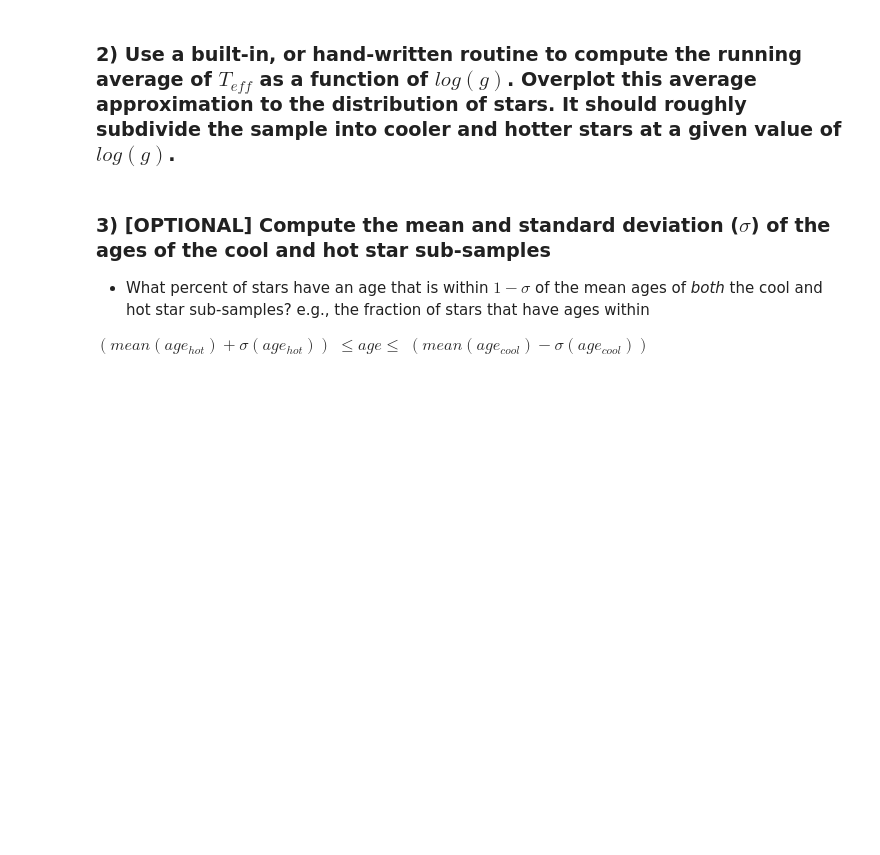
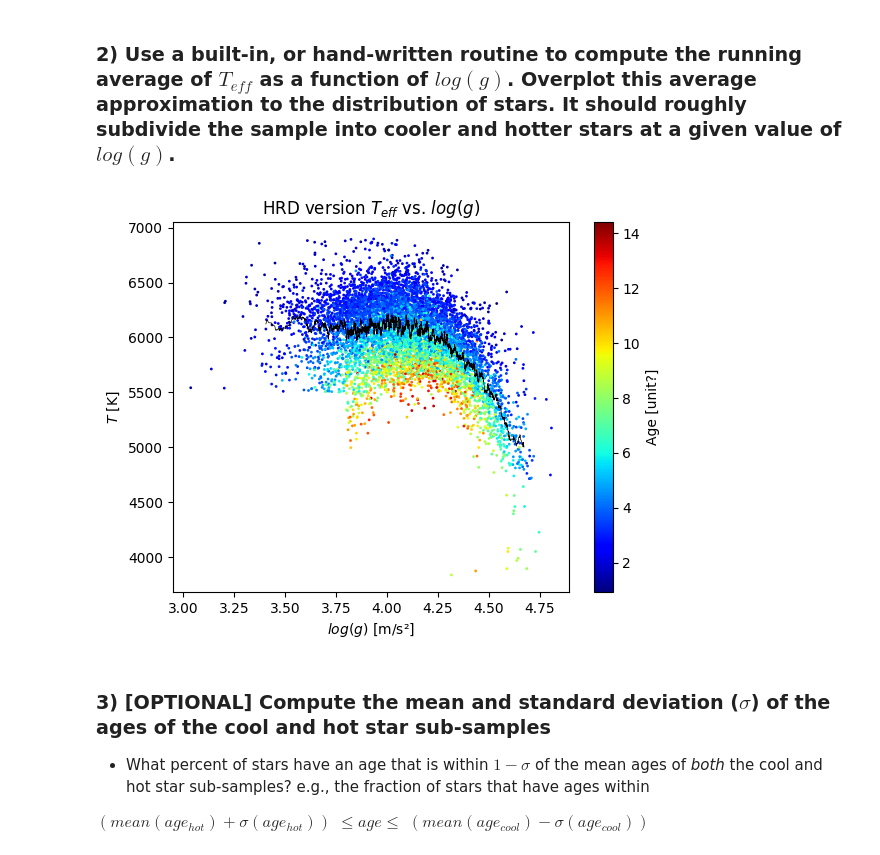
Before and after one commit to ThomasSchallar/NUM, a Jupyter notebook: Exercise Sheet 2.ipynb, the cells around one changed output. Saved outputs shown, nothing was run; the diff lists cells and outputs as text; code cells hidden in the pictures; blank space fills up the shorter version.

```diff
--- a/Exercise Sheet 2.ipynb
+++ b/Exercise Sheet 2.ipynb
@@ -77,6 +77,38 @@ plt.show()
 [figure]
 # %% [markdown]
 ### 2) Use a built-in, or hand-written routine to compute the running average of $T_{eff}$ as a function of $log(g)$.  Overplot this average approximation to the distribution of stars.  It should roughly subdivide the sample into cooler and hotter stars at a given value of $log(g)$.
+# %%
+
+def movingAverage( data, winsize ):
+  ma= []
+  for i in range( 0, len( data ) ):
+    win_start= int( i - winsize / 2 )
+    win_end= win_start + winsize
+    if win_start >= 0 and win_end < len( data ):
+      window= data[win_start:win_end]
+      ma.append( sum( window ) / winsize )
+    else:
+      ma.append( None )
+  return ma
+
+
+plt.figure()
+sc= plt.scatter( logg, teff, s=1, c=age, cmap='jet' )
+cbar= plt.colorbar( sc )
+cbar.set_label( 'Age [unit?]' )
+plt.title( 'HRD version $T_{eff}$ vs. $log(g)$' )
+plt.xlabel( '$log(g)$ [m/s²]' )
+plt.ylabel( '$T$ [K]' )
+
+ids= np.argsort( logg )
+teff_sorted= teff[ids]
+logg_sorted= logg[ids]
+ma= movingAverage( teff_sorted, 50 )
+plt.plot( logg_sorted, ma, color='black', linewidth=0.5 )
+
+plt.show()
+# %% [output]
+[figure, added]
 # %% [markdown]
 ### 3) [OPTIONAL]  Compute the mean and standard deviation ($\sigma$) of the ages of the cool and hot star sub-samples
 
```
Also changed, not shown: parts of 1 cell of this notebook.
